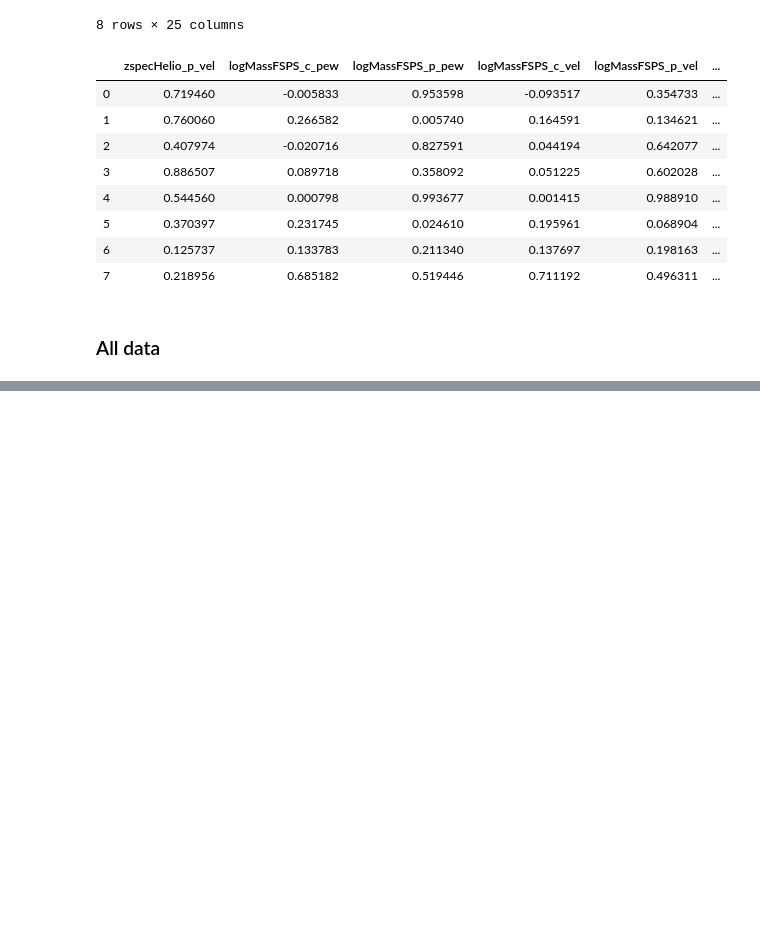
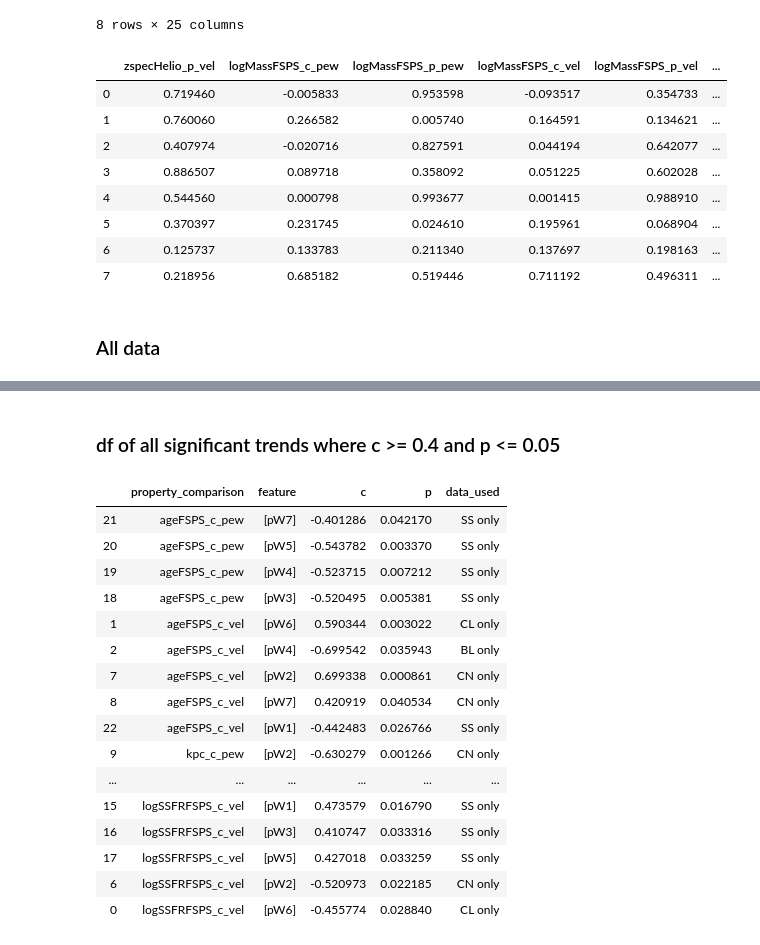
Before and after one commit to mwvgroup/SN-Spectral-Evolution, a Jupyter notebook: notebooks/pearson_heat_map.ipynb, the cells around one changed output, grey strips where cells are left out. Cells and saved outputs as stored; diff of their text form; code cells hidden in the pictures; blank space fills up the shorter version.

Commit message:
made significant lists into organized dataframes

```diff
--- a/notebooks/pearson_heat_map.ipynb
+++ b/notebooks/pearson_heat_map.ipynb
@@ -471,0 +402,5 @@ None
+# %%
+#df of significant trends for cl data only
+sig_cl = significant_list(cl_table)
+cl_list = ['CL only']*len(sig_cl['c'])
+sig_cl['data_used'] = cl_list
@@ -471,0 +412,5 @@ None
+# %%
+#df of significant trends for bl data only
+sig_bl = significant_list(bl_table)
+bl_list = ['BL only']*len(sig_bl['c'])
+sig_bl['data_used'] = bl_list
@@ -471,0 +422,5 @@ None
+# %%
+#df of significant trends for cn data only
+sig_cn = significant_list(cn_table)
+cn_list = ['CN only']*len(sig_cn['c'])
+sig_cn['data_used'] = cn_list
@@ -471,0 +432,5 @@ None
+# %%
+#df of significant trends for ss data only
+sig_ss = significant_list(ss_table)
+ss_list = ['SS only']*len(sig_ss['c'])
+sig_ss['data_used'] = ss_list
@@ -471,0 +442,27 @@ None
+# %% [markdown]
+### df of all significant trends where c >= 0.4 and p <= 0.05
+# %%
+sig_df = sig_all.append(sig_cl, ignore_index = True)
+sig_df = sig_df.append(sig_bl, ignore_index = True)
+sig_df = sig_df.append(sig_cn, ignore_index = True)
+sig_df = sig_df.append(sig_ss, ignore_index = True)
+sig_df = sig_df.sort_values('property_comparison')
+sig_df
+# %% [output]
+|  | property_comparison | feature | c | p | data_used |
+| 21 | ageFSPS_c_pew | [pW7] | -0.401286 | 0.042170 | SS only |
+| 20 | ageFSPS_c_pew | [pW5] | -0.543782 | 0.003370 | SS only |
+| 19 | ageFSPS_c_pew | [pW4] | -0.523715 | 0.007212 | SS only |
+| 18 | ageFSPS_c_pew | [pW3] | -0.520495 | 0.005381 | SS only |
+| 1 | ageFSPS_c_vel | [pW6] | 0.590344 | 0.003022 | CL only |
+| 2 | ageFSPS_c_vel | [pW4] | -0.699542 | 0.035943 | BL only |
+| 7 | ageFSPS_c_vel | [pW2] | 0.699338 | 0.000861 | CN only |
+| 8 | ageFSPS_c_vel | [pW7] | 0.420919 | 0.040534 | CN only |
+| 22 | ageFSPS_c_vel | [pW1] | -0.442483 | 0.026766 | SS only |
+| 9 | kpc_c_pew | [pW2] | -0.630279 | 0.001266 | CN only |
+| ... | ... | ... | ... | ... | ... |
+| 15 | logSSFRFSPS_c_vel | [pW1] | 0.473579 | 0.016790 | SS only |
+| 16 | logSSFRFSPS_c_vel | [pW3] | 0.410747 | 0.033316 | SS only |
+| 17 | logSSFRFSPS_c_vel | [pW5] | 0.427018 | 0.033259 | SS only |
+| 6 | logSSFRFSPS_c_vel | [pW2] | -0.520973 | 0.022185 | CN only |
+| 0 | logSSFRFSPS_c_vel | [pW6] | -0.455774 | 0.028840 | CL only |
```
Also changed, not shown: parts of 20 cells of this notebook.
